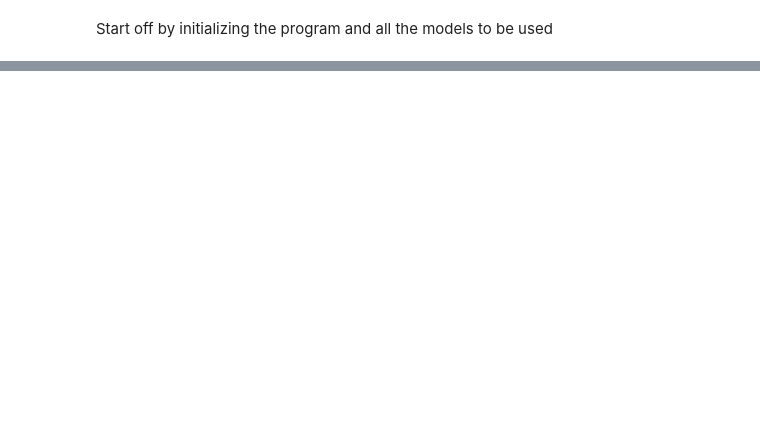
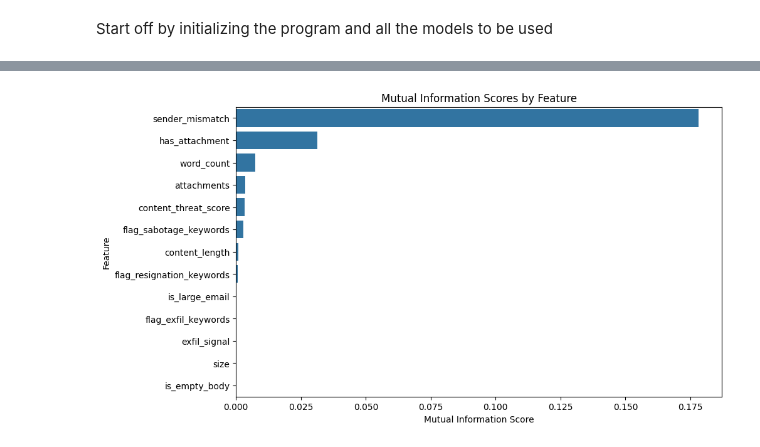
Before and after one commit to Kimiigotskills/Insider-threat-and-access-anomaly-risk, a Jupyter notebook: Finalproject.ipynb, the cells around one changed output, grey strips where cells are left out. Drawn from its saved outputs; the diff is of its cells as text; code cells hidden in the pictures; blank space fills up the shorter version.

```diff
--- a/Finalproject.ipynb
+++ b/Finalproject.ipynb
@@ -74,0 +166,10 @@ df.describe
+# %%
+# Checking for duplicates
+before = len(pf)
+pf = pf.drop_duplicates()
+print(f"Dropped {before - len(pf)} exact duplicates")
+
+# Drop near-duplicates: same user, datetime, recipient, size
+# (CERT occasionally logs the same send event twice)
+pf = pf.drop_duplicates(subset=["user", "datetime", "to", "size"], keep="first")
+print(f"Rows after near-dedup: {len(pf):,}")
@@ -74,0 +179,3 @@ df.describe
+# %%
+pf["is_insider"] = pf["user"].str.strip().isin(['insider1', 'insider2', 'insider3']).astype(int)
+print(f"Insider emails: {pf['is_insider'].sum()} out of {len(pf)} total")
@@ -74,0 +256,12 @@ df.describe
+# %%
+# After cleaning, we have a rich set of engineered features ready for modeling. Next, we'll select candidate features and evaluate their predictive power using mutual information scores.
+CANDIDATE_FEATURES = ['size', 'attachments',
+                      'sender_mismatch','has_attachment',
+                      'is_large_email', 'exfil_signal', 'content_length', 'word_count',
+                      'is_empty_body', 'flag_exfil_keywords', 'flag_resignation_keywords',
+                      'flag_sabotage_keywords', 'content_threat_score',]
+X = pf[CANDIDATE_FEATURES].fillna(0)
+y = pf['is_insider']
+mi_scores = mutual_info_classif(X, y, random_state=42)
+feature_mi = pd.Series(mi_scores, index=CANDIDATE_FEATURES).sort_values(ascending=False)
+print(feature_mi)
@@ -74,0 +283,10 @@ df.describe
+# %%
+# Visual representation of feature importance: using a bar plot to show mutual information scores for each feature, which helps us understand which features are most predictive of insider status.
+plt.figure(figsize=(10, 6))
+sns.barplot(x=feature_mi.values, y=feature_mi.index)
+plt.title("Mutual Information Scores by Feature")
+plt.xlabel("Mutual Information Score")
+plt.ylabel("Feature")
+plt.show()
+# %% [output]
+[figure, added]
```
Also changed, not shown: parts of 15 cells of this notebook.
